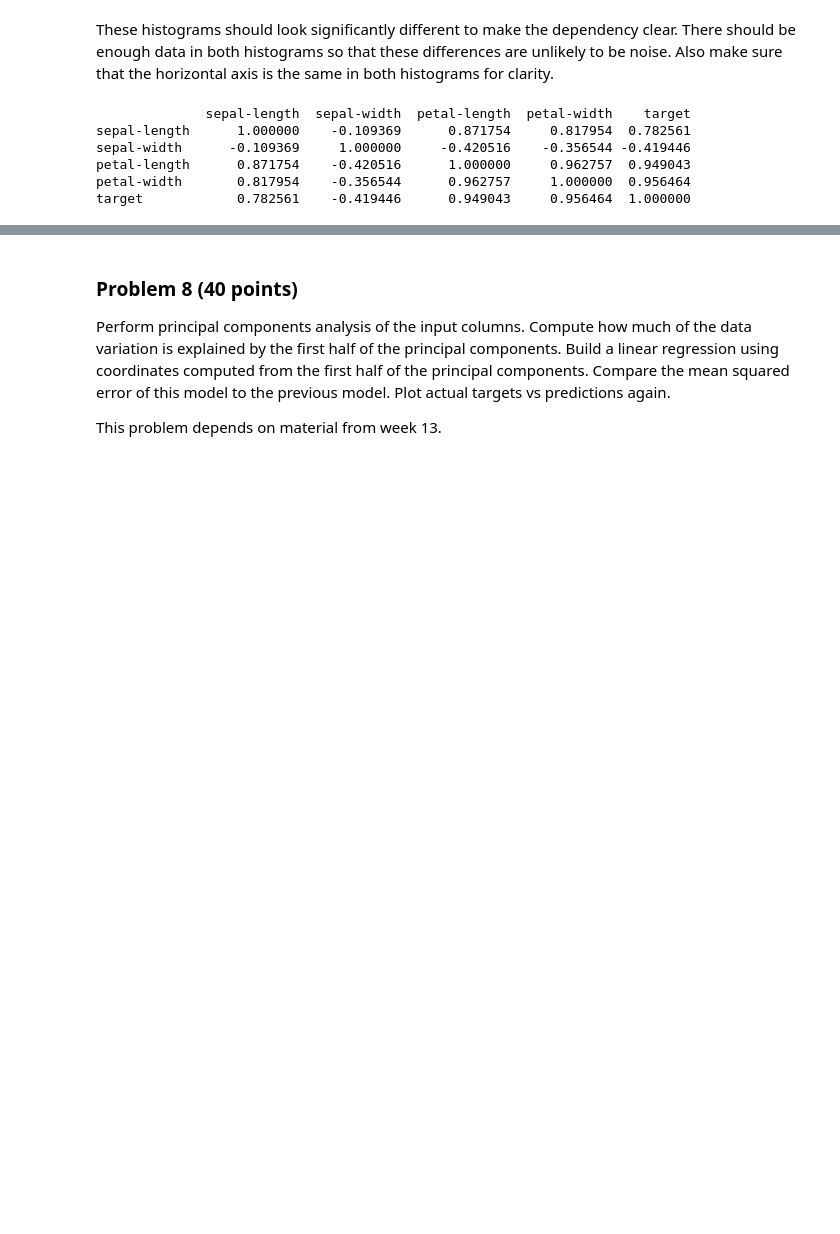
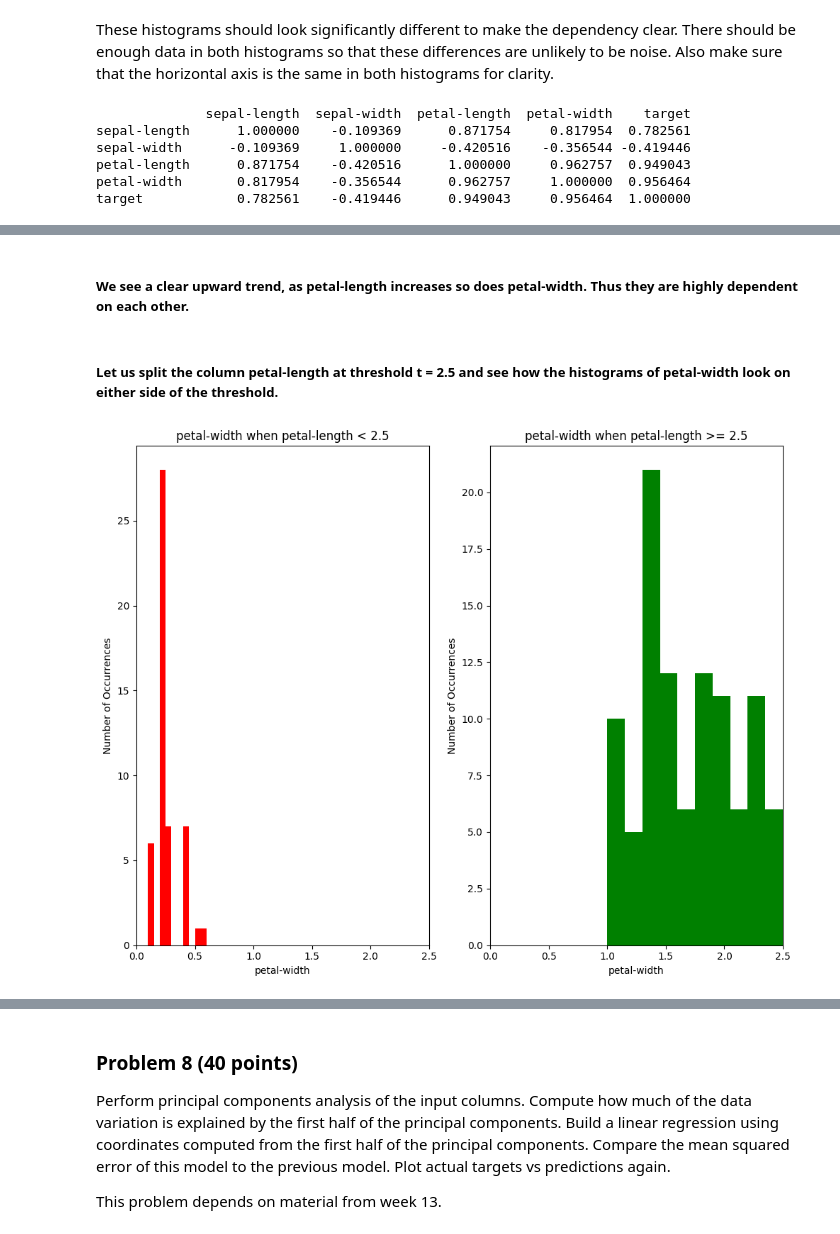
Before and after one commit to garikapativineet/dx601-final-project, a Jupyter notebook: project.ipynb, the cells around one changed output, grey strips where cells are left out. Cells and saved outputs as stored; diff of their text form; code cells hidden in the pictures; blank space fills up the shorter version.

```diff
--- a/project.ipynb
+++ b/project.ipynb
@@ -286,0 +298,30 @@ YOUR ANSWERS HERE
+# %% [markdown]
+##### We see a clear upward trend, as petal-length increases so does petal-width. Thus they are highly dependent on each other.
+# %% [markdown]
+##### Let us split the column petal-length at threshold t = 2.5 and see how the histograms of petal-width look on either side of the threshold.
+# %%
+t = 2.5
+
+less_than_threshold = iris_df[iris_df["petal-length"] < t]["petal-width"]
+greater_than_threshold = iris_df[iris_df["petal-length"] >= t]["petal-width"]
+
+plt.figure(figsize = (10,8))
+
+plt.subplot(1,2,1)
+plt.hist(less_than_threshold, color = "red")
+plt.title(f"petal-width when petal-length < {t}")
+plt.xlabel("petal-width")
+plt.ylabel("Number of Occurrences")
+plt.xlim(0, iris_df["petal-width"].max())
+
+plt.subplot(1,2,2)
+plt.hist(greater_than_threshold, color = "green")
+plt.title(f"petal-width when petal-length >= {t}")
+plt.xlabel("petal-width")
+plt.ylabel("Number of Occurrences")
+plt.xlim(0, iris_df["petal-width"].max())
+
+plt.tight_layout()
+plt.show()
+# %% [output]
+[figure, added]
```
Also changed, not shown: parts of 16 cells of this notebook.
